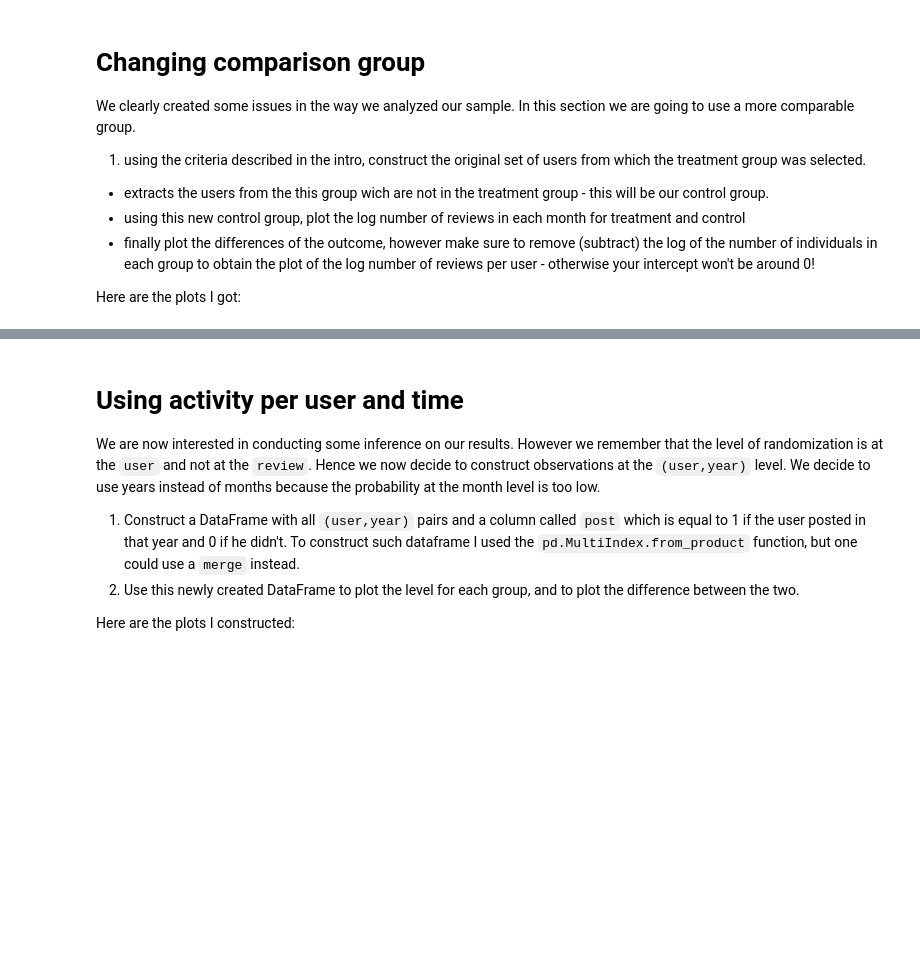
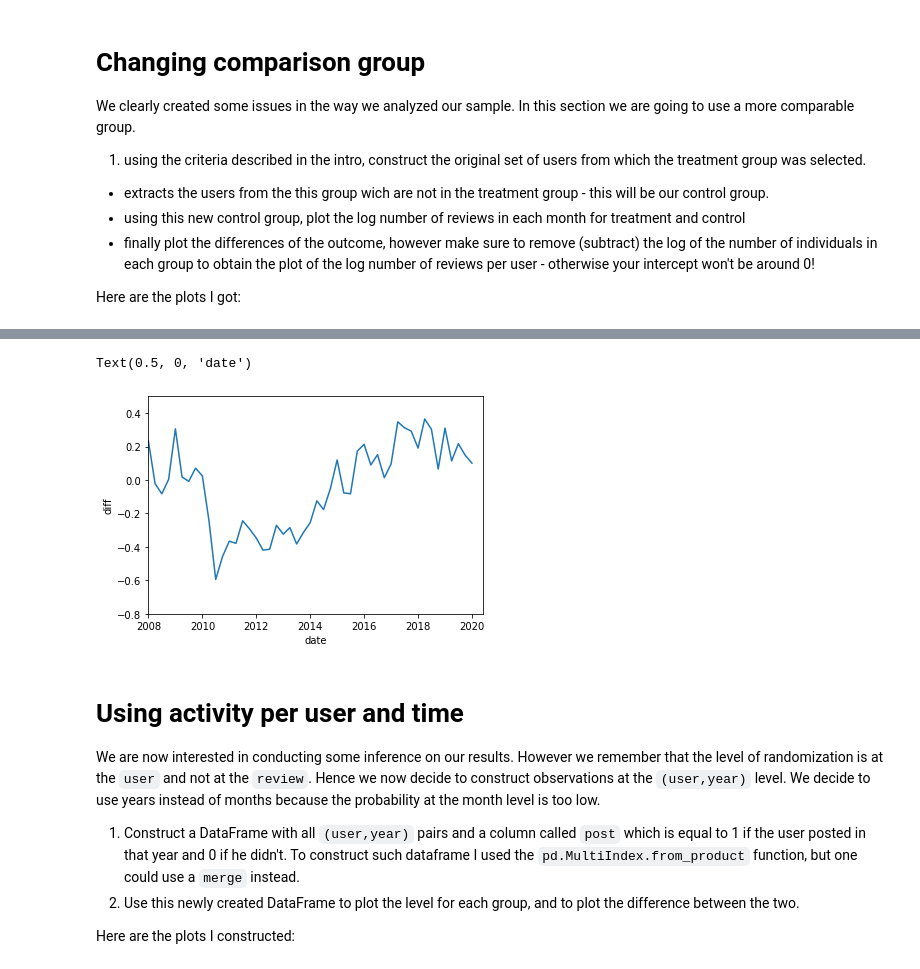
Before and after one commit to vma101/big_data_tools, a Jupyter notebook: hw3_quasi.ipynb, the cells around one changed output, grey strips where cells are left out. Drawn from its saved outputs; the diff is of its cells as text; code cells hidden in the pictures; blank space fills up the shorter version.

```diff
--- a/hw3_quasi.ipynb
+++ b/hw3_quasi.ipynb
@@ -272,16 +293,19 @@ plt.legend()
 # %%
 #4.4: plot number of reviews for control and treatment group
 dstart = datetime.datetime(2008,1,1)
 dend = datetime.datetime(2020,6,1)
 
 mod = un.merge(treat,left_index=True,right_index=True,how="inner", suffixes = ("_control", "_treat"))
 mod['control_diff'] = np.log(mod['review_id_control']) - np.log(mod['user_id_control'])
 mod['treated_diff'] = np.log(mod['review_id_treat']) - np.log(mod['user_id_treat'])
 mod['diff'] = mod['treated_diff']-mod['control_diff']
 plt.figure()
 plt.plot(mod.index,mod['diff'])
 plt.xlim(dstart, dend)
-plt.ylim(-.6,0.5)
+plt.ylim(-0.8,0.5)
 plt.ylabel("diff")
 plt.xlabel('date')
+# %% [output]
+Text(0.5, 0, 'date')
+[figure, added]
 # %%
```
Also changed, not shown: parts of 20 cells of this notebook.
